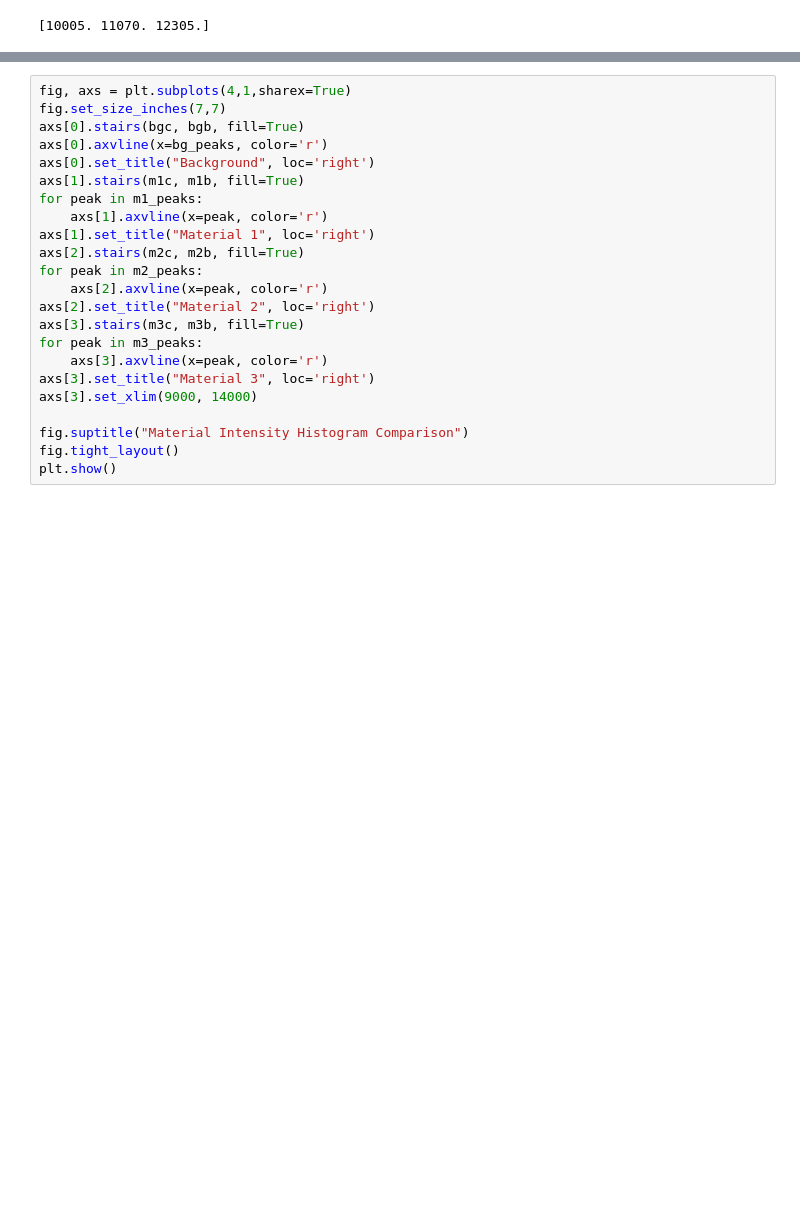
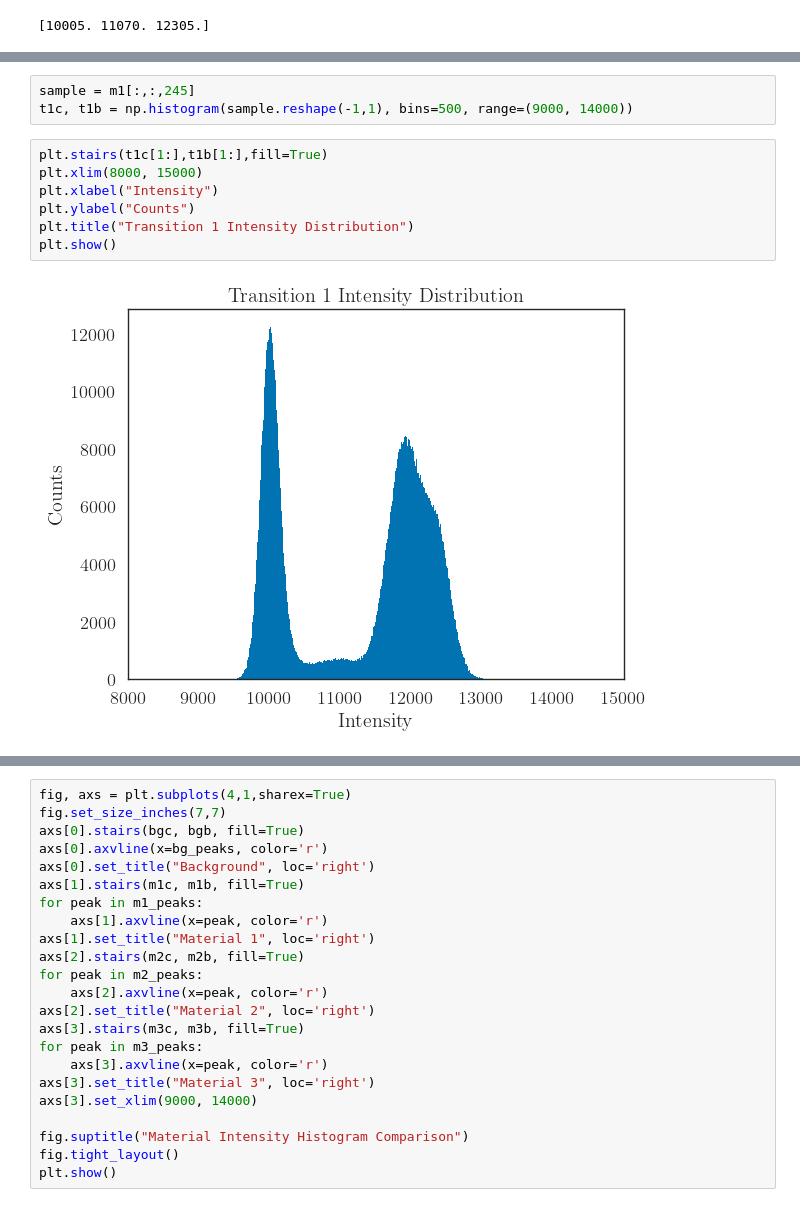
Before and after one commit to tpasfieldERAU/MA390-490_PNNL, a Jupyter notebook: segmentation/histograms.ipynb, the cells around one changed output, grey strips where cells are left out. Saved outputs shown, nothing was run; the diff lists cells and outputs as text; blank space fills up the shorter version.

```diff
--- a/segmentation/histograms.ipynb
+++ b/segmentation/histograms.ipynb
@@ -119,0 +137,12 @@ m3_peaks = m3b[peaks]
+# %%
+sample = m1[:,:,245]
+t1c, t1b = np.histogram(sample.reshape(-1,1), bins=500, range=(9000, 14000))
+# %%
+plt.stairs(t1c[1:],t1b[1:],fill=True)
+plt.xlim(8000, 15000)
+plt.xlabel("Intensity")
+plt.ylabel("Counts")
+plt.title("Transition 1 Intensity Distribution")
+plt.show()
+# %% [output]
+[figure, added]
```
Also changed, not shown: parts of 5 cells of this notebook, 3 other files.
